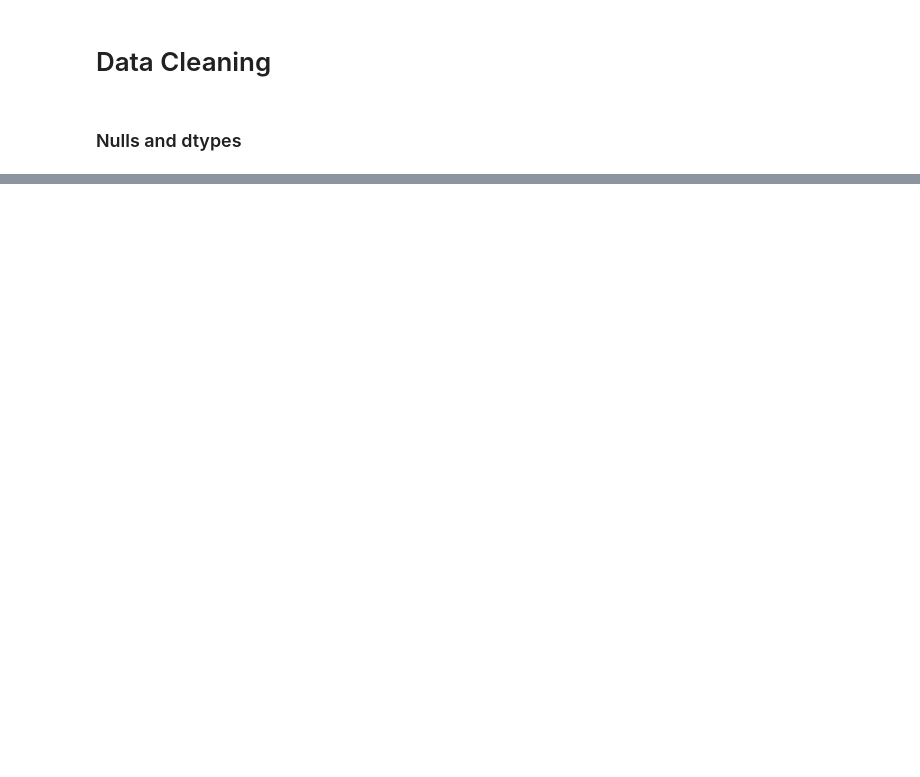
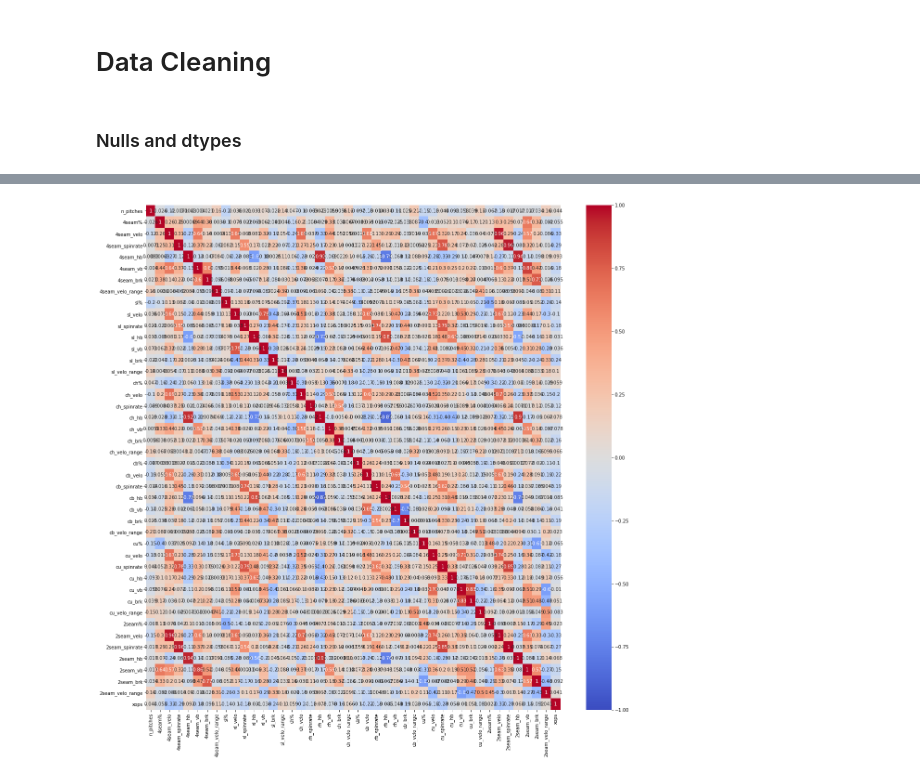
Before and after one commit to anthonyzurke/sabermetrics, a Jupyter notebook: code/pitch-data.ipynb, the cells around one changed output, grey strips where cells are left out. Saved outputs shown, nothing was run; the diff lists cells and outputs as text; code cells hidden in the pictures; blank space fills up the shorter version.

```diff
--- a/code/pitch-data.ipynb
+++ b/code/pitch-data.ipynb
@@ -43,0 +72,2 @@ memory usage: 522.6+ KB
+# %%
+df['xops'] = df['xobp'] + df['xslg']
@@ -43,0 +76,31 @@ memory usage: 522.6+ KB
+# %%
+stats = df.iloc[:, :51].copy()
+print('stats:', stats.shape)
+
+pitch = df.iloc[:, 51:].copy()
+print('pitch:', pitch.shape)
+
+
+metrics = df.iloc[:, 4:26].copy()
+print('metrics:', metrics.shape)
+
+adv_metrics = df.iloc[:, 27:49].copy()
+print('adv_metrics:', adv_metrics.shape)
+
+velo = df[['4seam_velo', 'sl_velo',
+           'ch_velo', 'cb_velo',
+           'cu_velo', '2seam_velo',
+           '4seam_velo_range', 'sl_velo_range',
+           'ch_velo_range', 'cb_velo_range',
+           'cu_velo_range', '2seam_velo_range']].copy()
+print('velo:', velo.shape)
+
+spin = df[['4seam_spinrate', 'sl_spinrate',
+           'ch_spinrate', 'cb_spinrate',
+           'cu_spinrate', '2seam_spinrate',
+           '4seam_hb', '4seam_vb',
+           'sl_hb', 'sl_vb', 'ch_hb',
+           'ch_vb', 'cb_hb', 'cb_vb',
+           'cu_vb', 'cu_hb', '2seam_hb',
+           '2seam_vb']].copy()
+print('spin:', spin.shape)
@@ -43,0 +226,10 @@ memory usage: 522.6+ KB
+# %%
+plt.figure(figsize = (20, 20))
+sns.heatmap(pitch.corr(), annot = True,
+            vmin = -1,
+            vmax = 1,
+            cmap = 'coolwarm');
+#plt.title('',
+#          fontsize = 14, fontweight = 'bold', pad = 12);
+# %% [output]
+[figure, added]
```
Also changed, not shown: parts of 38 cells of this notebook, 4 other files.
